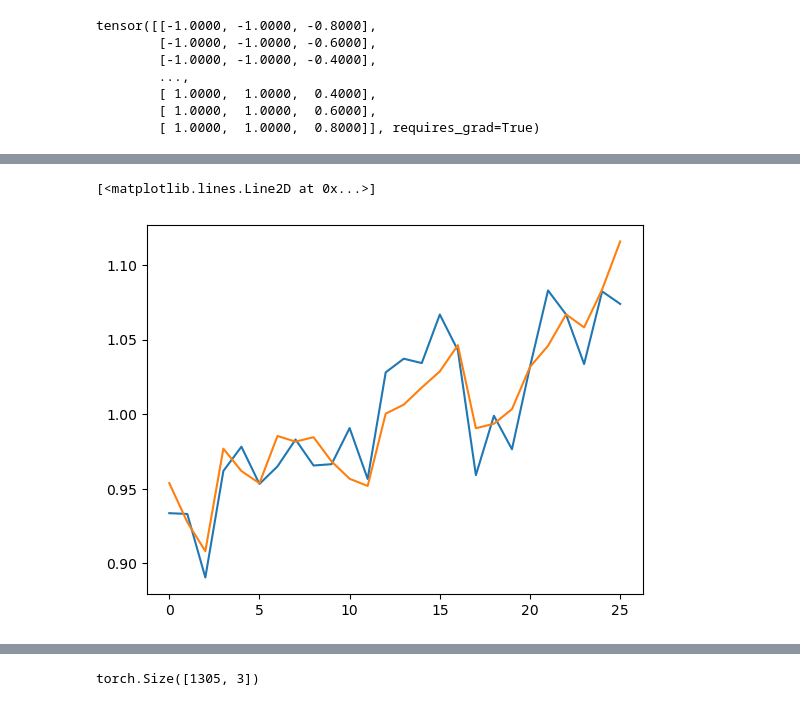
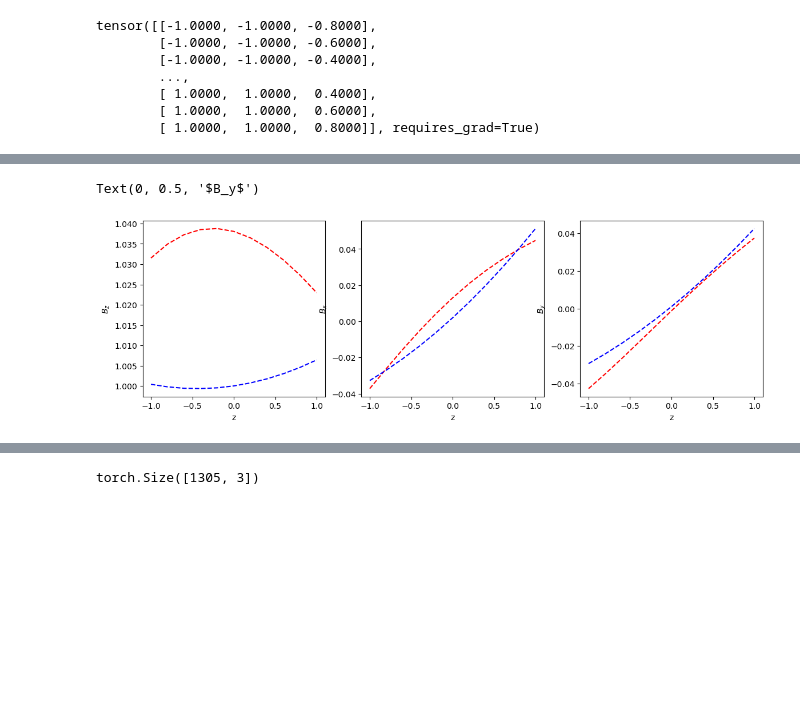
Before and after one commit to piyamure/PHY_Brad, a Jupyter notebook: B_reconstruction_PINN.ipynb, the cells around one changed output, grey strips where cells are left out. Saved outputs shown, nothing was run; the diff lists cells and outputs as text; code cells hidden in the pictures; blank space fills up the shorter version.

Commit message:
added PINN code

```diff
--- a/B_reconstruction_PINN.ipynb
+++ b/B_reconstruction_PINN.ipynb
@@ -111,9 +88,35 @@ Bh = Bh.detach().numpy()
-# %%
-plt.plot(np.arange(len(Bh)),Bh[:,2])
-plt.plot(np.arange(len(Bh)),Bv[:,2])
-# %% [output]
-[<matplotlib.lines.Line2D at 0x...>]
-[figure, removed]
+# %%
+# test the PINN model
+
+z = torch.from_numpy(np.array([[0,0,i] for i in np.linspace(-1,1,11)])).type(torch.float32)
+Bz_pred = model(z)
+Bz_pred = Bz_pred.detach().numpy()
+
+z_axis_mask = (xv==0) * (yv==0)     # mask to select data along z axis
+B = get_mag_field(2,xv,yv,zv)       # get B at x,y,z mesh
+B = B.reshape(*xv.shape,3)          # reshape B to have shape as coordinate mesh
+Bz = B[z_axis_mask]                 # Bz along z axis
+# %%
+# plot the magnetic field
+fig, (ax1, ax2,ax3) = plt.subplots(1, 3, figsize=(14, 4))
+
+ax1.plot(z[:,2],Bz_pred[:,2],'r--',label='pred')
+ax1.plot(z[:,2],Bz[:,2],'b--',label='actaul')
+ax1.set_xlabel('z')
+ax1.set_ylabel(r'$B_z$')
+
+ax2.plot(z[:,2],Bz_pred[:,0],'r--',label='pred')
+ax2.plot(z[:,2],Bz[:,0],'b--',label='actaul')
+ax2.set_xlabel('z')
+ax2.set_ylabel(r'$B_x$')
+
+ax3.plot(z[:,2],Bz_pred[:,1],'r--',label='pred')
+ax3.plot(z[:,2],Bz[:,1],'b--',label='actaul')
+ax3.set_xlabel('z')
+ax3.set_ylabel(r'$B_y$')
+# %% [output]
+Text(0, 0.5, '$B_y$')
+[figure, added]
 # %%
 Bhp = model(PBv_coords)
 Bhp
```
Also changed, not shown: parts of 13 cells of this notebook.
